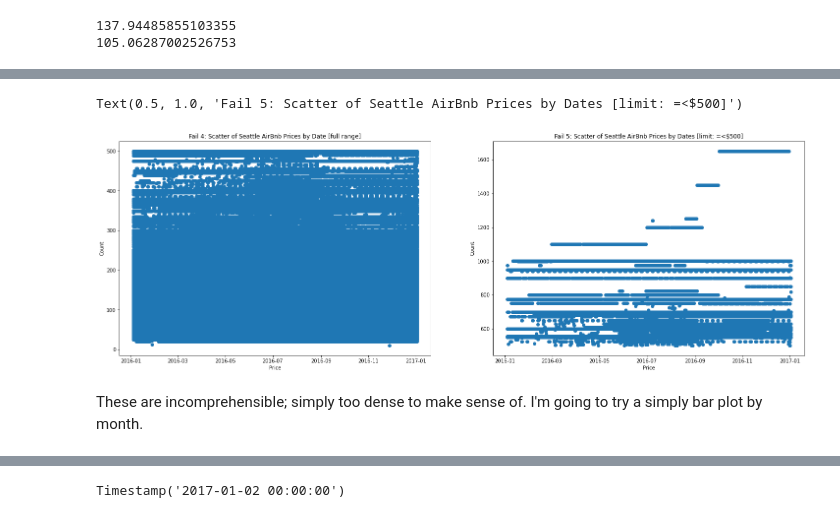
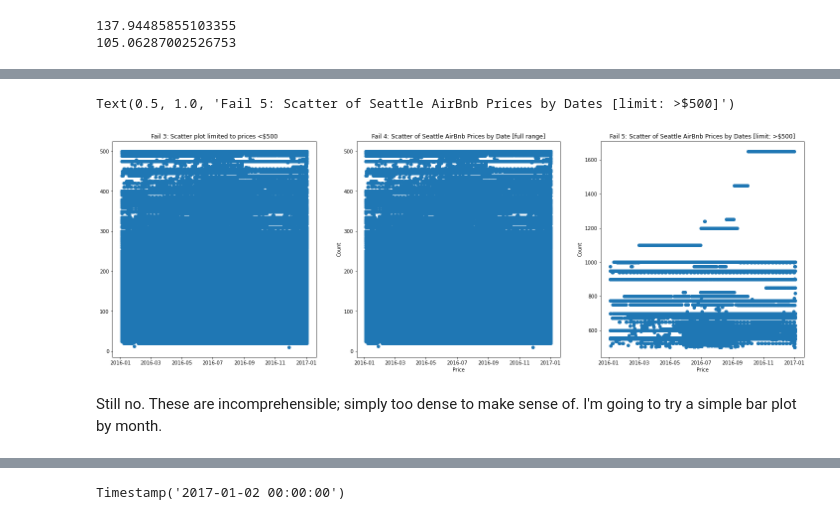
Before and after one commit to HJIzt/DataScienceBlogpost, a Jupyter notebook: seattle_airbnb_analysis.ipynb, the cells around one changed output, grey strips where cells are left out. Drawn from its saved outputs; the diff is of its cells as text; code cells hidden in the pictures.

```diff
--- a/seattle_airbnb_analysis.ipynb
+++ b/seattle_airbnb_analysis.ipynb
@@ -147,18 +117,22 @@ Text(0.5, 1.0, 'Fail 3')
 # %%
-fig, ax = plt.subplots(1, 2, figsize = (25,8))
+fig, ax = plt.subplots(1, 3, figsize = (25,8))
 
+# revisiting scatter plot with `cheap_df`
 ax[0].scatter(x = cheap_df["date"], y=cheap_df["price"])
-ax[0].set_xlabel("Price")
-ax[0].set_ylabel("Count")
-ax[0].set_title("Fail 4: Scatter of Seattle AirBnb Prices by Date [full range]")
+ax[0].set_title("Fail 3: Scatter plot limited to prices <$500")
 
-ax[1].scatter(x = expensive_df["date"], y = expensive_df["price"])
+ax[1].scatter(x = cheap_df["date"], y=cheap_df["price"])
 ax[1].set_xlabel("Price")
 ax[1].set_ylabel("Count")
-ax[1].set_title("Fail 5: Scatter of Seattle AirBnb Prices by Dates [limit: =<$500]")
+ax[1].set_title("Fail 4: Scatter of Seattle AirBnb Prices by Date [full range]")
+
+ax[2].scatter(x = expensive_df["date"], y = expensive_df["price"])
+ax[2].set_xlabel("Price")
+ax[2].set_ylabel("Count")
+ax[2].set_title("Fail 5: Scatter of Seattle AirBnb Prices by Dates [limit: >$500]")
 # %% [output]
-Text(0.5, 1.0, 'Fail 5: Scatter of Seattle AirBnb Prices by Dates [limit: =<$500]')
+Text(0.5, 1.0, 'Fail 5: Scatter of Seattle AirBnb Prices by Dates [limit: >$500]')
-[figure, old version]
+[figure, new version]
 # %% [markdown]
-These are incomprehensible; simply too dense to make sense of. I'm going to try a simply bar plot by month.
+Still no. These are incomprehensible; simply too dense to make sense of. I'm going to try a simple bar plot by month.
 # %%
```
Also changed, not shown: parts of 76 cells of this notebook.
